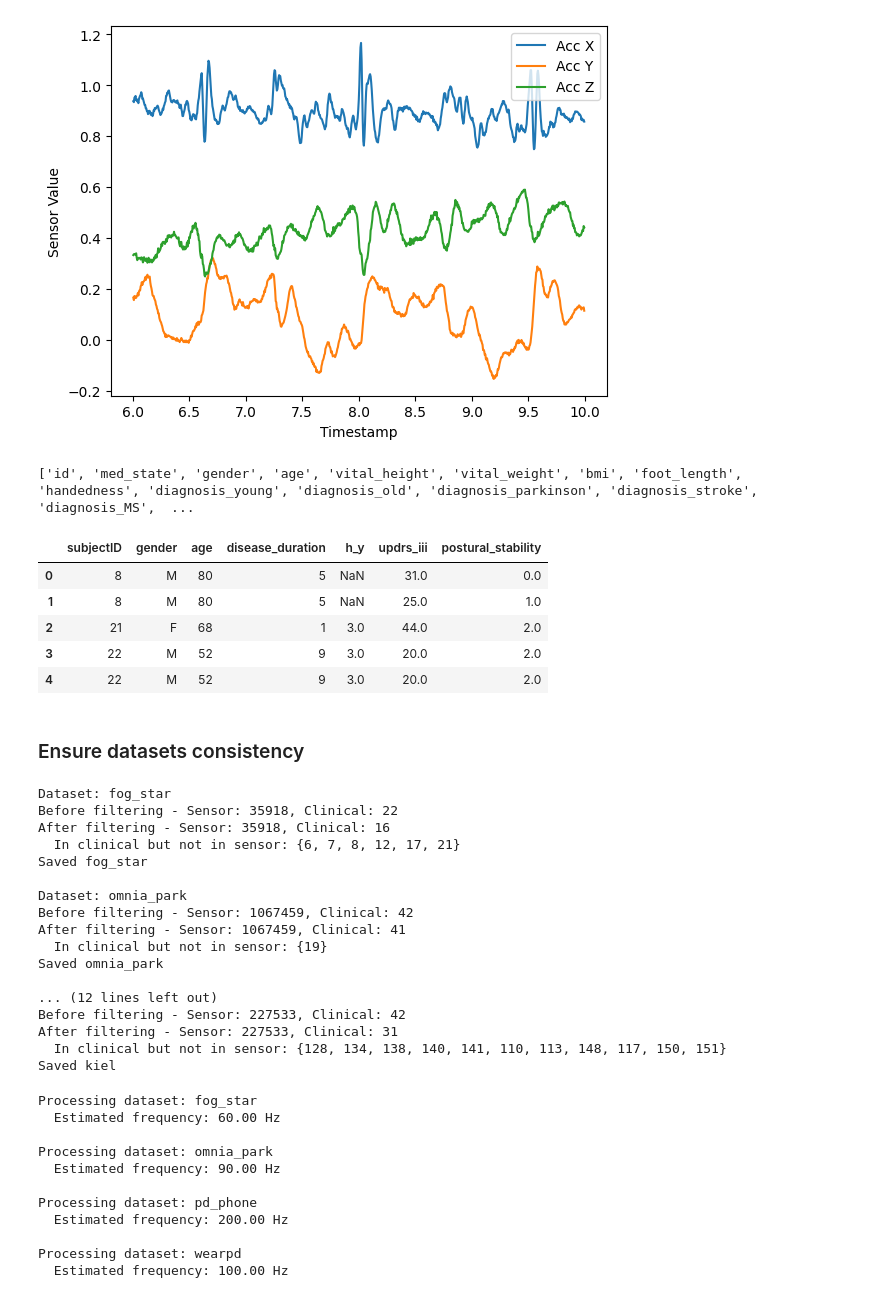
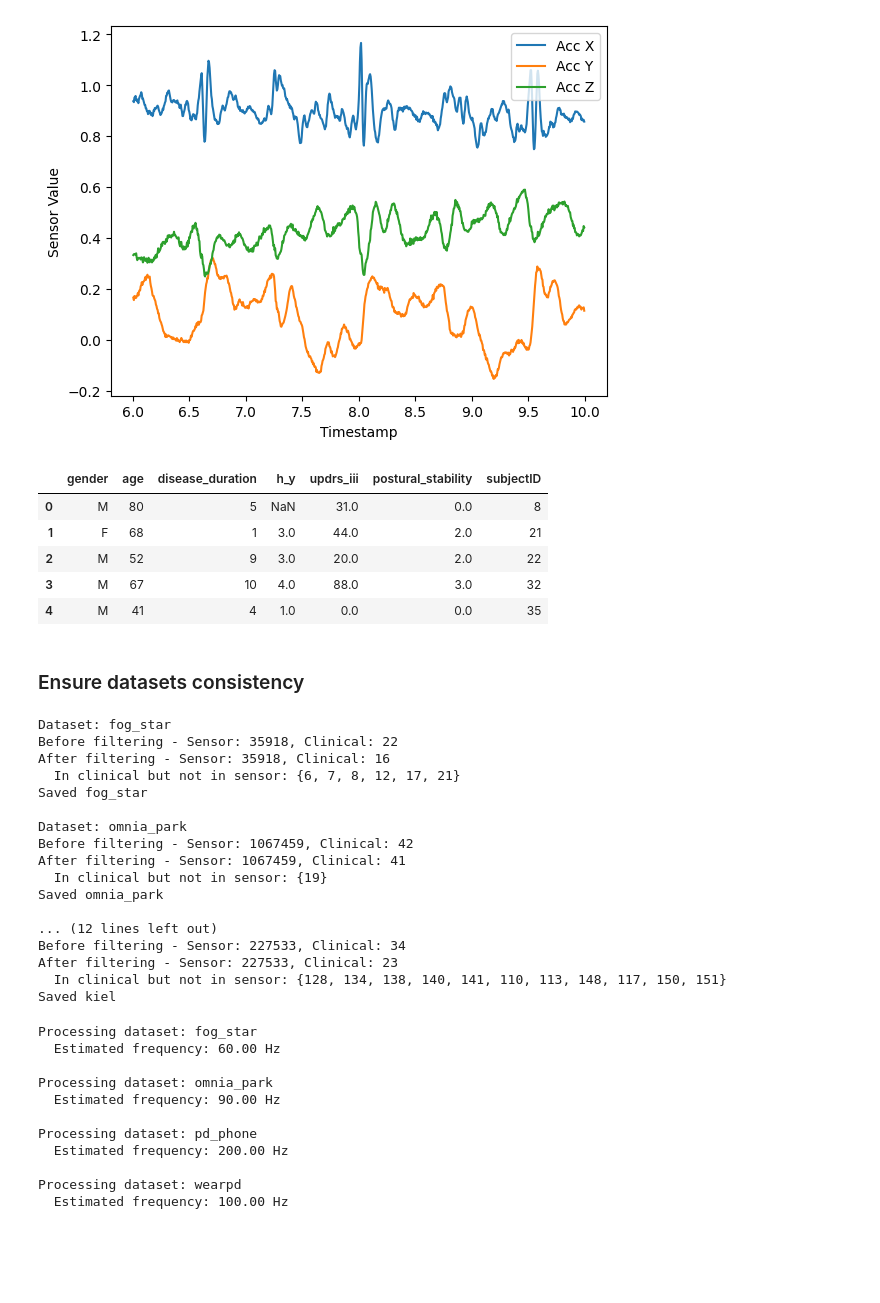
Before and after one commit to chiaramaretto/postural_instability, a Jupyter notebook: clean_data.ipynb, the cells around one changed output. Drawn from its saved outputs; the diff is of its cells as text; code cells hidden in the pictures; blank space fills up the shorter version.

```diff
--- a/clean_data.ipynb
+++ b/clean_data.ipynb
@@ -573,25 +573,45 @@ kiel_sensor = kiel_sensor[kiel_sensor.taskID != 10].copy()
 # %%
 # clinical data
 kiel_clinical = pd.read_excel("data\\original_data\\KielPD\\PD_demographics_scores_extern.xlsx")
-print(list(kiel_clinical.columns))
-kiel_clinical = kiel_clinical[["id", "gender", "age", "disease_duration", "hoehn_u_yahr", "updrs_3_total", "updrs_3_12_postural_stab"]]
+kiel_clinical = kiel_clinical[[
+    "id", "med_state", "gender", "age", "disease_duration",
+    "hoehn_u_yahr", "updrs_3_total", "updrs_3_12_postural_stab"
+]]
+
+# Keep a stable subject identifier
+kiel_clinical["subjectID"] = pd.to_numeric(kiel_clinical["id"], errors="coerce").astype("Int64")
+kiel_clinical = kiel_clinical.dropna(subset=["subjectID"]).copy()
+
+# Prefer OFF when available, otherwise keep ON
+kiel_clinical["med_state"] = kiel_clinical["med_state"].astype(str).str.lower().str.strip()
+state_priority = {"off": 0, "on": 1}
+kiel_clinical["state_priority"] = kiel_clinical["med_state"].map(state_priority).fillna(2).astype(int)
+
+# One clinical row per subjectID with OFF priority
+kiel_clinical = (
+    kiel_clinical
+    .sort_values(["subjectID", "state_priority"])
+    .drop_duplicates(subset=["subjectID"], keep="first")
+    .drop(columns=["id", "med_state", "state_priority"])
+    .reset_index(drop=True)
+)
+
 kiel_clinical = kiel_clinical.rename(columns={
-    "id": "subjectID",
     "hoehn_u_yahr": "h_y",
     "updrs_3_total": "updrs_iii",
     "updrs_3_12_postural_stab": "postural_stability"
 })
+
 map_gender = {0: "M", 1: "F"}
-kiel_clinical['gender'] = kiel_clinical['gender'].map(map_gender)
+kiel_clinical["gender"] = kiel_clinical["gender"].map(map_gender)
 kiel_clinical.head()
 # %% [output]
-['id', 'med_state', 'gender', 'age', 'vital_height', 'vital_weight', 'bmi', 'foot_length', 'handedness', 'diagnosis_young', 'diagnosis_old', 'diagnosis_parkinson', 'diagnosis_stroke', 'diagnosis_MS',  ...
-|  | subjectID | gender | age | disease_duration | h_y | updrs_iii | postural_stability |
-| 0 | 8 | M | 80 | 5 | NaN | 31.0 | 0.0 |
-| 1 | 8 | M | 80 | 5 | NaN | 25.0 | 1.0 |
-| 2 | 21 | F | 68 | 1 | 3.0 | 44.0 | 2.0 |
-| 3 | 22 | M | 52 | 9 | 3.0 | 20.0 | 2.0 |
-| 4 | 22 | M | 52 | 9 | 3.0 | 20.0 | 2.0 |
+|  | gender | age | disease_duration | h_y | updrs_iii | postural_stability | subjectID |
+| 0 | M | 80 | 5 | NaN | 31.0 | 0.0 | 8 |
+| 1 | F | 68 | 1 | 3.0 | 44.0 | 2.0 | 21 |
+| 2 | M | 52 | 9 | 3.0 | 20.0 | 2.0 | 22 |
+| 3 | M | 67 | 10 | 4.0 | 88.0 | 3.0 | 32 |
+| 4 | M | 41 | 4 | 1.0 | 0.0 | 0.0 | 35 |
 # %% [markdown]
 ### Ensure datasets consistency
 # %%
@@ -679,8 +699,8 @@ After filtering - Sensor: 1067459, Clinical: 41
 Saved omnia_park
 
 ... (12 lines left out)
-Before filtering - Sensor: 227533, Clinical: 42
-After filtering - Sensor: 227533, Clinical: 31
+Before filtering - Sensor: 227533, Clinical: 34
+After filtering - Sensor: 227533, Clinical: 23
   In clinical but not in sensor: {128, 134, 138, 140, 141, 110, 113, 148, 117, 150, 151}
 Saved kiel
 # %%
```
Also changed, not shown: 1 other file.
